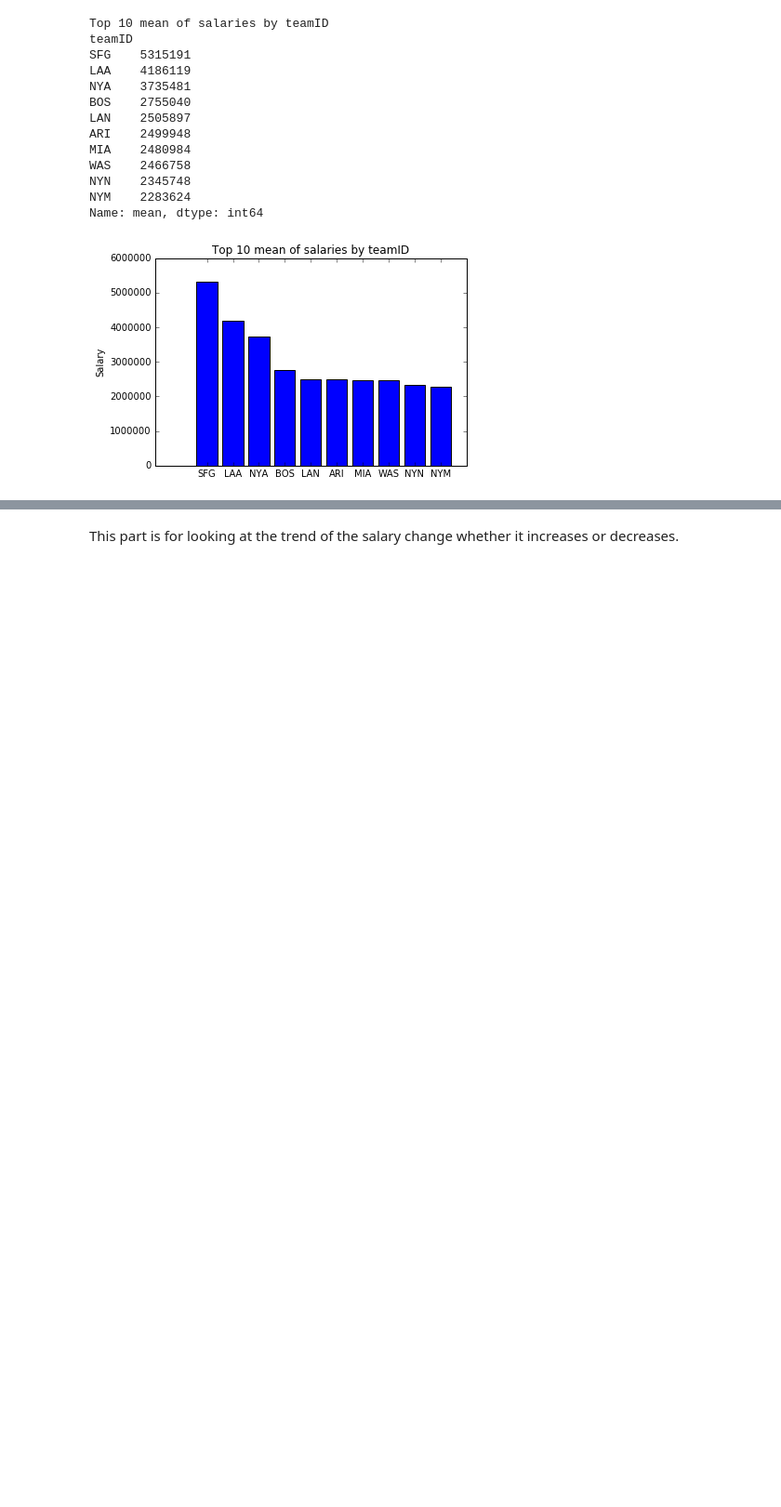
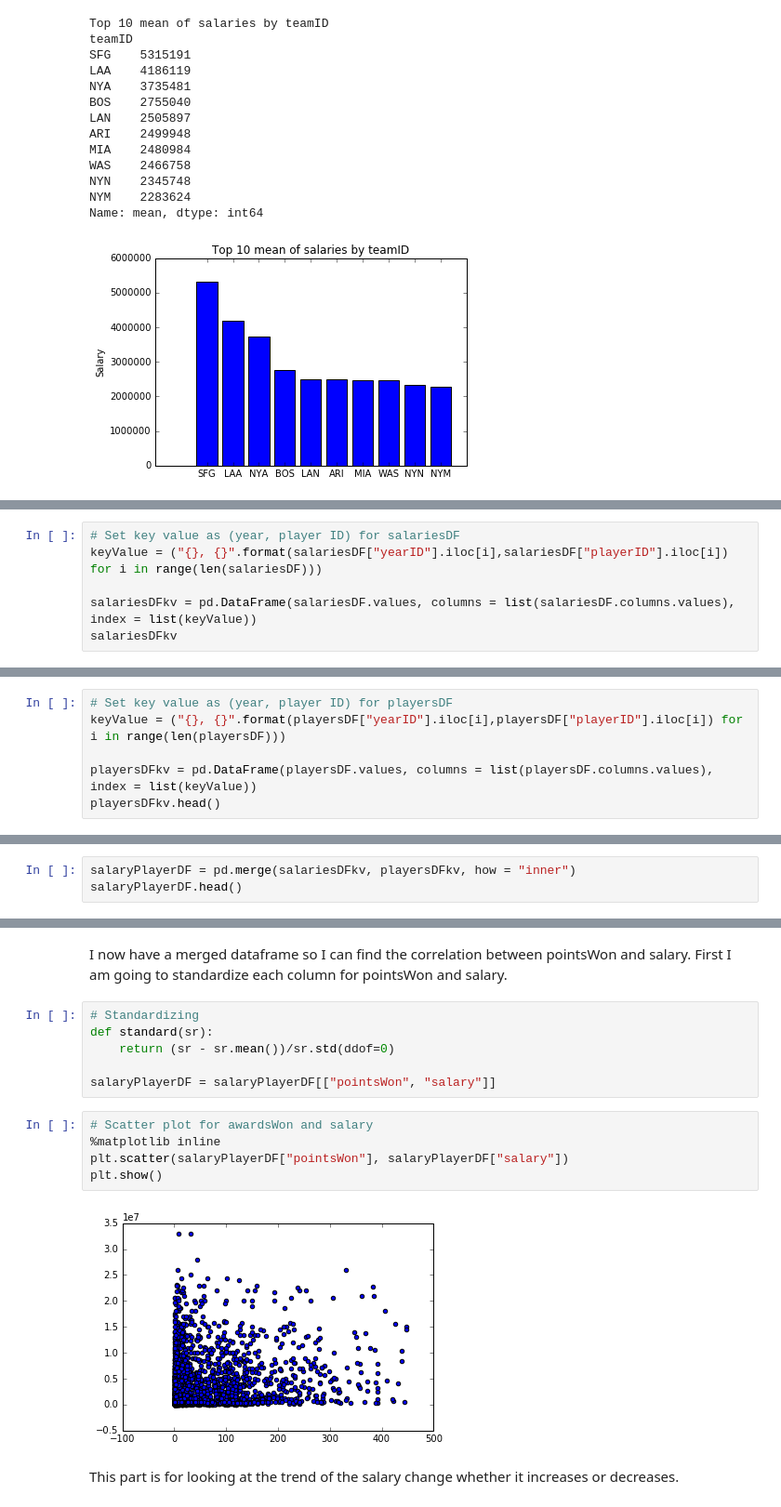
Before and after one commit to wonjunee/investigate-a-dataset, a Jupyter notebook: P2_baseball.ipynb, the cells around one changed output, grey strips where cells are left out. Shown at 93% size. Drawn from its saved outputs; the diff is of its cells as text; blank space fills up the shorter version.

```diff
--- a/P2_baseball.ipynb
+++ b/P2_baseball.ipynb
@@ -350,0 +333,6 @@ print salariesDF["yearID"].to_frame().join(salariesDF["playerID"].to_frame())
+# %%
+# Set key value as (year, player ID) for salariesDF
+keyValue = ("{}, {}".format(salariesDF["yearID"].iloc[i],salariesDF["playerID"].iloc[i]) for i in range(len(salariesDF)))
+
+salariesDFkv = pd.DataFrame(salariesDF.values, columns = list(salariesDF.columns.values), index = list(keyValue))
+salariesDFkv
@@ -350,0 +360,6 @@ print salariesDF["yearID"].to_frame().join(salariesDF["playerID"].to_frame())
+# %%
+# Set key value as (year, player ID) for playersDF
+keyValue = ("{}, {}".format(playersDF["yearID"].iloc[i],playersDF["playerID"].iloc[i]) for i in range(len(playersDF)))
+
+playersDFkv = pd.DataFrame(playersDF.values, columns = list(playersDF.columns.values), index = list(keyValue))
+playersDFkv.head()
@@ -350,0 +375,3 @@ print salariesDF["yearID"].to_frame().join(salariesDF["playerID"].to_frame())
+# %%
+salaryPlayerDF = pd.merge(salariesDFkv, playersDFkv, how = "inner")
+salaryPlayerDF.head()
@@ -351,3 +385,19 @@ print salariesDF["yearID"].to_frame().join(salariesDF["playerID"].to_frame())
+# %% [markdown]
+I now have a merged dataframe so I can find the correlation between pointsWon and salary.
+First I am going to standardize each column for pointsWon and salary.
+# %%
+# Standardizing
+def standard(sr):
+    return (sr - sr.mean())/sr.std(ddof=0)
+
+salaryPlayerDF = salaryPlayerDF[["pointsWon", "salary"]]
+# %%
+# Scatter plot for awardsWon and salary
+%matplotlib inline
+plt.scatter(salaryPlayerDF["pointsWon"], salaryPlayerDF["salary"])
+plt.show()
+# %% [output]
+[figure, added]
 # %% [markdown]
 
 
```
Also changed, not shown: parts of 26 cells of this notebook.
